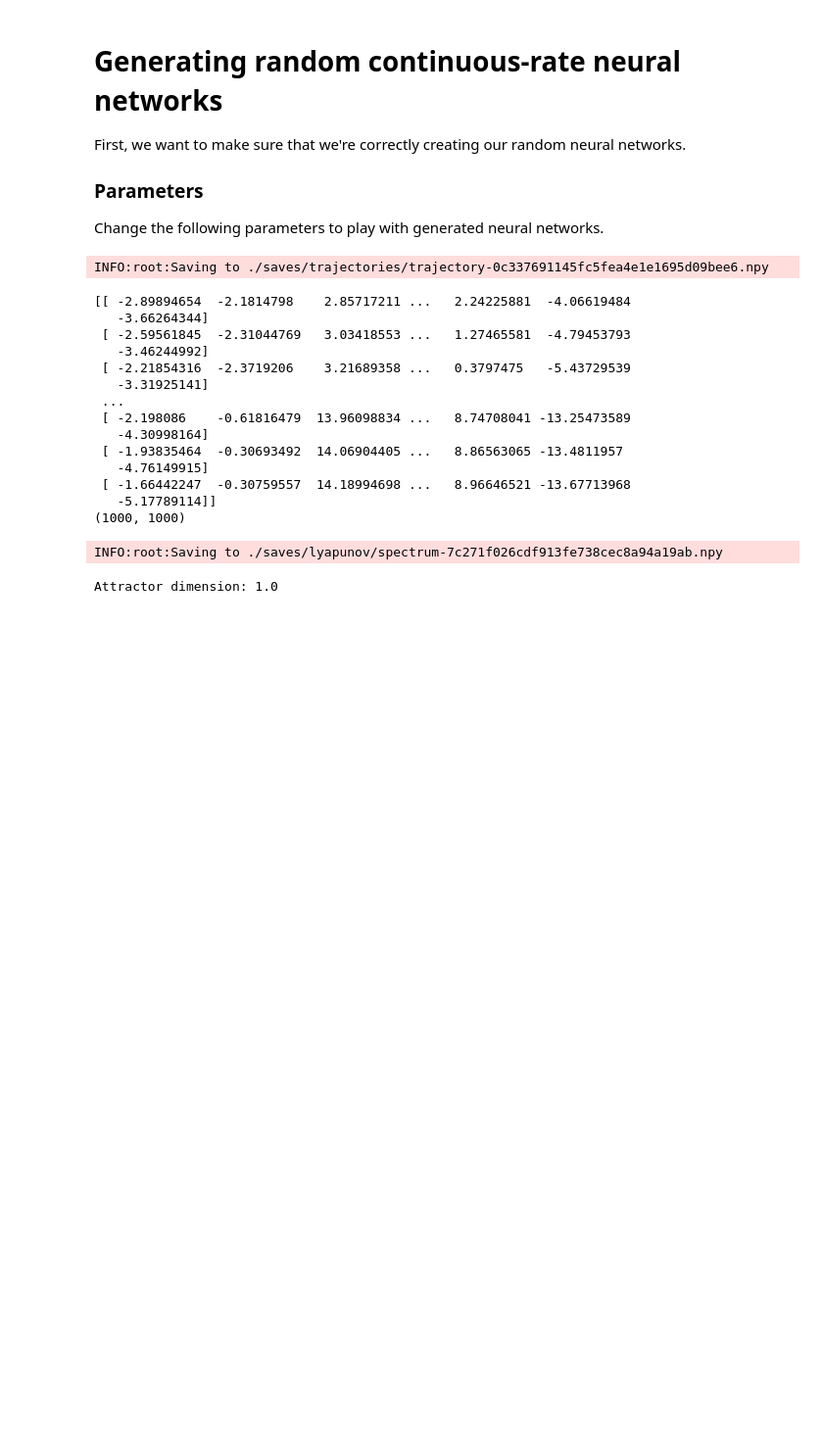
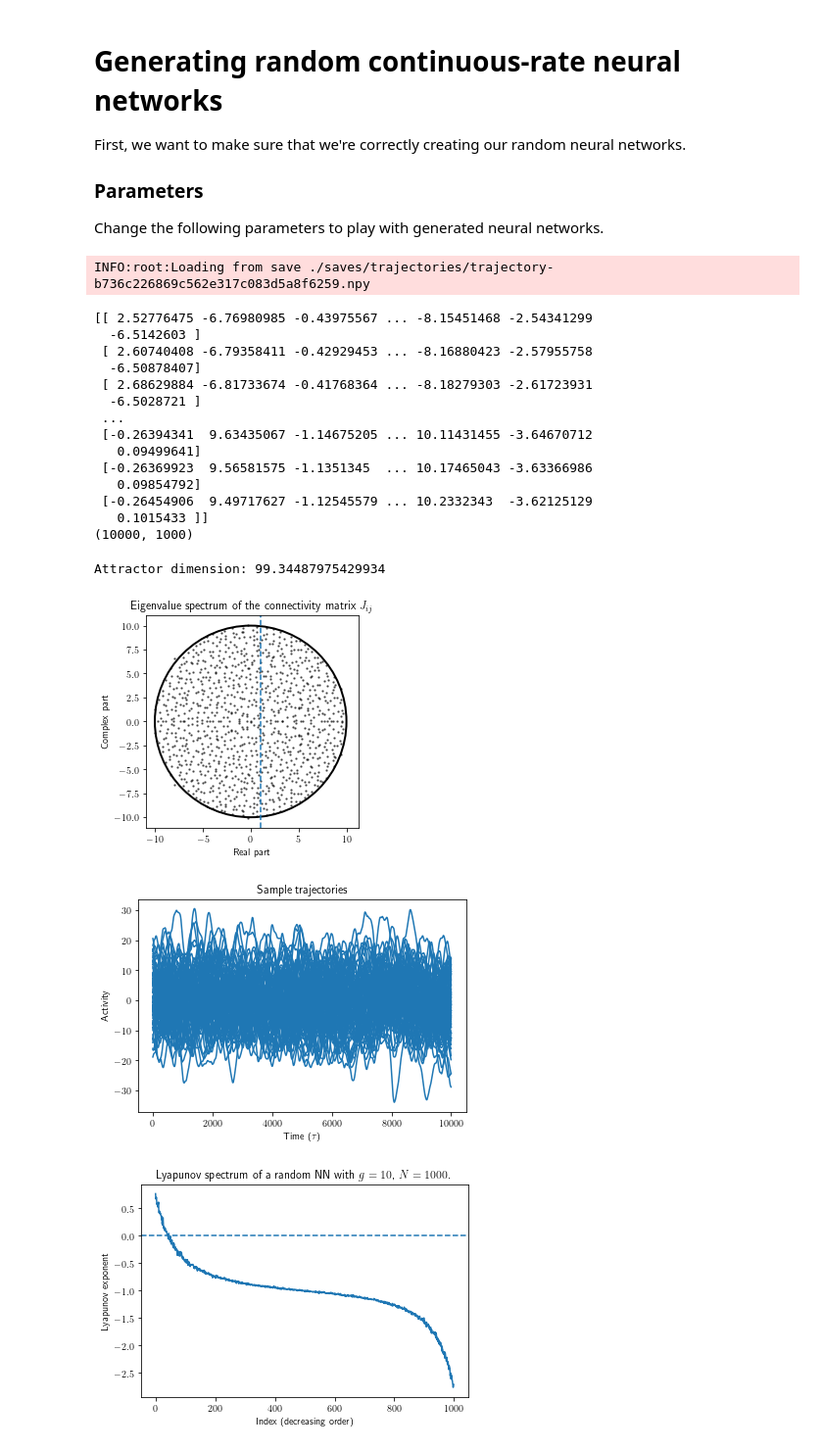
Before and after one commit to jqhoogland/hoogland-masters, a Jupyter notebook: hoogland_masters/reimplementations/engelken2020.ipynb, the cells around one changed output. Shown: that part at 98% size. Cells and saved outputs as stored; diff of their text form; code cells hidden in the pictures; blank space fills up the shorter version.

```diff
--- a/hoogland_masters/reimplementations/engelken2020.ipynb
+++ b/hoogland_masters/reimplementations/engelken2020.ipynb
@@ -36,35 +36,49 @@ N_BURNIN_STEPS = 500
 # %%
 # Create a network
 cont_nn = GaussianNN(coupling_strength=COUPLING_STRENGTH, n_dofs=N_NEURONS, timestep=TIMESTEP, network_seed=123)
 
 # Generate a neural trajectory on this network
 trajectory = cont_nn.run(n_steps=N_STEPS, n_burn_in=N_BURNIN_STEPS)
 
 print(trajectory)
-downsampled_trajectory = trajectory[::100, :]
+downsampled_trajectory = trajectory[::1, :]
 print(downsampled_trajectory.shape)
 # Calculate the lyapunov spectrum of this network
-lyapunov_spectrum = cont_nn.get_lyapunov_spectrum(downsampled_trajectory, t_ons=100)
+lyapunov_spectrum = cont_nn.get_lyapunov_spectrum(downsampled_trajectory[:1000], t_ons=1e-2, save=False)
 
 
 # Given the lyapunov spectrum, calculate the attractor dimension
 print("Attractor dimension: {}".format(get_attractor_dimension(lyapunov_spectrum)))
+
+##### Plot the eigenvalue spectrum and make sure it respects Girko's circular law
+plot_random_matrix_spectrum(cont_nn.coupling_matrix, COUPLING_STRENGTH)
+plt.show()
+
+# Plot a few sample trajectories to get visual insight to the (non-)chaotic dynamics
+plot_trajectory_samples(trajectory[:10000], 100)
+plt.show()
+
+# Plot the full lyapunov spectrum (following Engelken et al. 2020)
+plot_lyapunov_spectrum(lyapunov_spectrum, title="Lyapunov spectrum of a random NN with $g={}$, $N={}$.".format(COUPLING_STRENGTH, N_NEURONS))
+plt.show()
 # %% [output]
-INFO:root:Saving to ./saves/trajectories/trajectory-0c337691145fc5fea4e1e1695d09bee6.npy
+INFO:root:Loading from save ./saves/trajectories/trajectory-b736c226869c562e317c083d5a8f6259.npy
-[[ -2.89894654  -2.1814798    2.85717211 ...   2.24225881  -4.06619484
-   -3.66264344]
- [ -2.59561845  -2.31044769   3.03418553 ...   1.27465581  -4.79453793
-   -3.46244992]
- [ -2.21854316  -2.3719206    3.21689358 ...   0.3797475   -5.43729539
-   -3.31925141]
+[[ 2.52776475 -6.76980985 -0.43975567 ... -8.15451468 -2.54341299
+  -6.5142603 ]
+ [ 2.60740408 -6.79358411 -0.42929453 ... -8.16880423 -2.57955758
+  -6.50878407]
+ [ 2.68629884 -6.81733674 -0.41768364 ... -8.18279303 -2.61723931
+  -6.5028721 ]
  ...
- [ -2.198086    -0.61816479  13.96098834 ...   8.74708041 -13.25473589
-   -4.30998164]
- [ -1.93835464  -0.30693492  14.06904405 ...   8.86563065 -13.4811957
-   -4.76149915]
- [ -1.66442247  -0.30759557  14.18994698 ...   8.96646521 -13.67713968
-   -5.17789114]]
-(1000, 1000)
+ [-0.26394341  9.63435067 -1.14675205 ... 10.11431455 -3.64670712
+   0.09499641]
+ [-0.26369923  9.56581575 -1.1351345  ... 10.17465043 -3.63366986
+   0.09854792]
+ [-0.26454906  9.49717627 -1.12545579 ... 10.2332343  -3.62125129
+   0.1015433 ]]
+(10000, 1000)
-INFO:root:Saving to ./saves/lyapunov/spectrum-7c271f026cdf913fe738cec8a94a19ab.npy
+Attractor dimension: 99.34487975429934
-Attractor dimension: 1.0
+[figure, added]
+[figure, added]
+[figure, added]
 # %%
```
Also changed, not shown: parts of 6 cells of this notebook, 4 other files.
